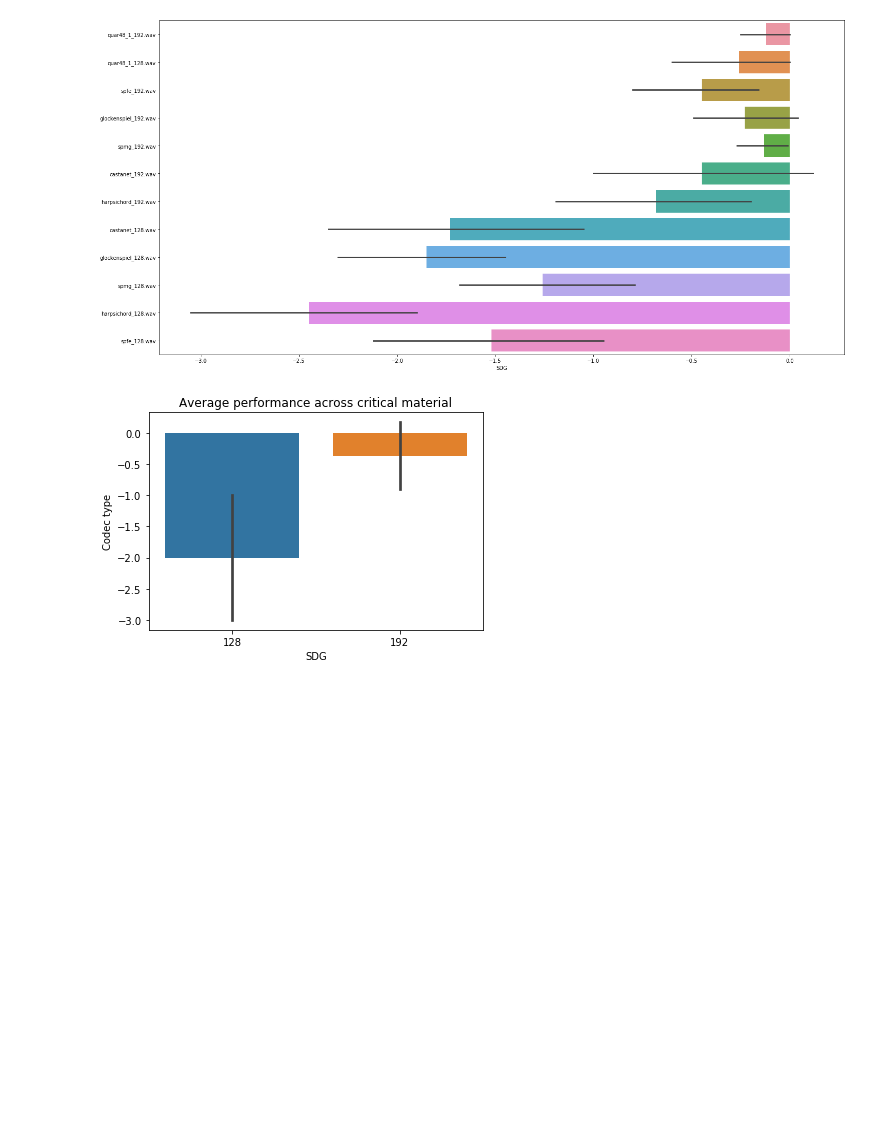
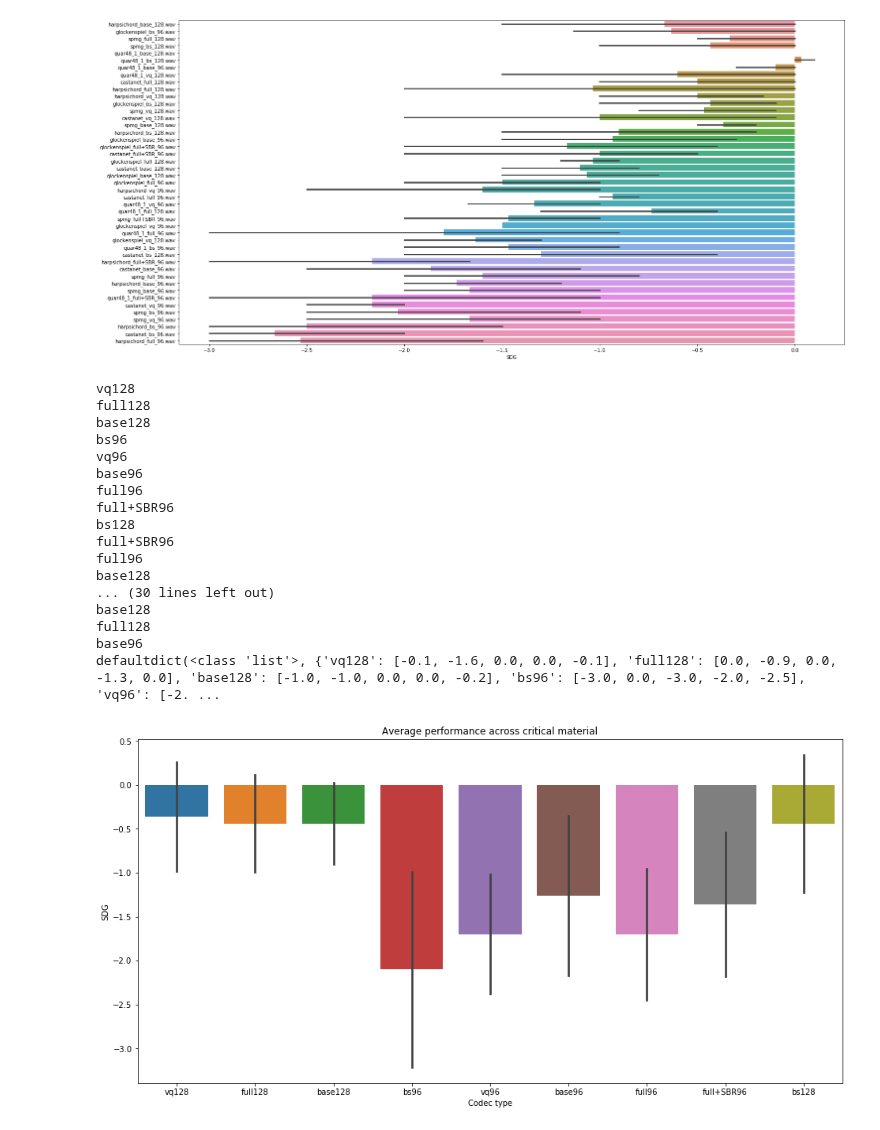
Before and after one commit to Abhipray/audio-codec, a Jupyter notebook: ListeningTests/Analysis.ipynb, the cells around one changed output. Cells and saved outputs as stored; diff of their text form; code cells hidden in the pictures; blank space fills up the shorter version.

```diff
--- a/ListeningTests/Analysis.ipynb
+++ b/ListeningTests/Analysis.ipynb
@@ -19,4 +41,4 @@ for csv in sorted(list(csv_path.glob('*.csv'))):
 # %%
-df = pd.DataFrame(sgd)
+df = pd.DataFrame(class_mates_sgd)
 df
 # %% [output]
@@ -39,17 +55,37 @@ sns.barplot(data=df_sorted, orient='h');
 plt.xlabel('SDG')
 plt.savefig('all_codecs_sdg.png', dpi=230)
 # %% [output]
-[figure, old version]
+[figure, new version]
 # %%
 # Analyze average per method
+plt.figure(figsize=(16, 8))
 avg_perf = defaultdict(list)
 for col in df:
-    qtype = Path(col).stem.split('_')[-1]
+    qtype = ''.join(Path(col).stem.split('_')[-2:])
+    print(qtype)
     avg_perf[qtype].append(df[col][0])
+print(avg_perf)
 sns.barplot(data=pd.DataFrame(avg_perf), ci='sd');
-plt.xlabel('SDG')
-plt.ylabel('Codec type')
+plt.ylabel('SDG')
+plt.xlabel('Codec type')
 plt.title('Average performance across critical material')
 plt.savefig('avg_codec_performance_classmates.png', dpi=250)
 # %% [output]
+vq128
+full128
+base128
+bs96
+vq96
+base96
+full96
+full+SBR96
+bs128
+full+SBR96
+full96
+base128
+... (30 lines left out)
+base128
+full128
+base96
+defaultdict(<class 'list'>, {'vq128': [-0.1, -1.6, 0.0, 0.0, -0.1], 'full128': [0.0, -0.9, 0.0, -1.3, 0.0], 'base128': [-1.0, -1.0, 0.0, 0.0, -0.2], 'bs96': [-3.0, 0.0, -3.0, -2.0, -2.5], 'vq96': [-2. ...
-[figure, old version]
+[figure, new version]
```
Also changed, not shown: parts of 6 cells of this notebook.
